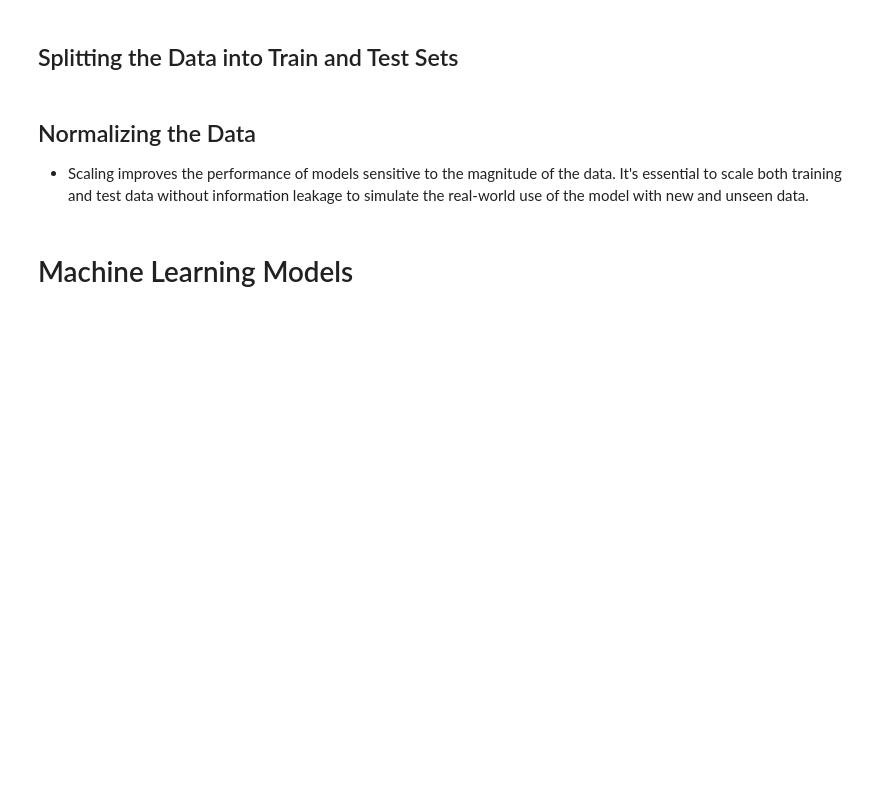
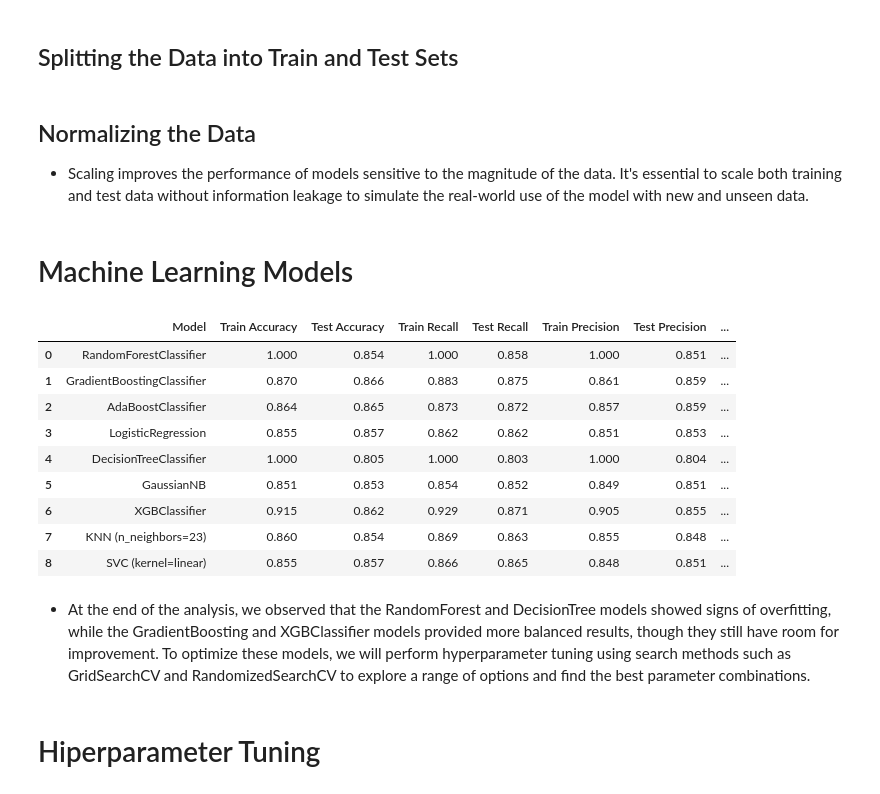
Before and after one commit to JoaoHeslin/Predicting-Depression-in-Student, a Jupyter notebook: relatorio.ipynb, the cells around one changed output. Saved outputs shown, nothing was run; the diff lists cells and outputs as text; code cells hidden in the pictures; blank space fills up the shorter version.

Commit message:
modeling

```diff
--- a/relatorio.ipynb
+++ b/relatorio.ipynb
@@ -678,2 +701,10 @@ y_test_esc = y_esc.fit_transform(y_test.values.reshape(-1,1))
+# %%
+scaler = StandardScaler()
+X_train = scaler.fit_transform(X_train)
+X_test = scaler.fit_transform(X_test)
 # %% [markdown]
 # Machine Learning Models
+# %%
+models = [RandomForestClassifier(),GradientBoostingClassifier(),
+          AdaBoostClassifier(), LogisticRegression(), DecisionTreeClassifier(),
+          GaussianNB(), XGBClassifier()]
@@ -679,0 +768,46 @@ y_test_esc = y_esc.fit_transform(y_test.values.reshape(-1,1))
+# %%
+best_svc_result = {"Test Accuracy": 0}
+kernels = ['linear', 'poly', 'rbf', 'sigmoid']
+
+for kernel in kernels:
+    svc_model = SVC(kernel=kernel, random_state=42)
+    svc_model.fit(X_train, y_train)
+
+    pred_train = svc_model.predict(X_train)
+    pred_test = svc_model.predict(X_test)
+    test_accuracy = accuracy_score(y_test, pred_test)
+
+    if test_accuracy > best_svc_result["Test Accuracy"]:
+        best_svc_result = {
+            "Model": f"SVC (kernel={kernel})",
+            "Train Accuracy": accuracy_score(y_train, pred_train),
+            "Test Accuracy": test_accuracy,
+            "Train Recall": recall_score(y_train, pred_train),
+            "Test Recall": recall_score(y_test, pred_test),
+            "Train Precision": precision_score(y_train, pred_train),
+            "Test Precision": precision_score(y_test, pred_test),
+            "Train F1": f1_score(y_train, pred_train),
+            "Test F1": f1_score(y_test, pred_test),
+            "Cross Val Mean": cross_val_score(svc_model, X=X_train, y=y_train, scoring="accuracy", cv=5).mean()
+        }
+metrics.append(best_svc_result)
+# %%
+results_df = pd.DataFrame(metrics)
+pd.set_option("display.float_format", "{:.3f}".format)
+# %%
+display(results_df)
+# %% [output]
+|  | Model | Train Accuracy | Test Accuracy | Train Recall | Test Recall | Train Precision | Test Precision | ... |
+| 0 | RandomForestClassifier | 1.000 | 0.854 | 1.000 | 0.858 | 1.000 | 0.851 | ... |
+| 1 | GradientBoostingClassifier | 0.870 | 0.866 | 0.883 | 0.875 | 0.861 | 0.859 | ... |
+| 2 | AdaBoostClassifier | 0.864 | 0.865 | 0.873 | 0.872 | 0.857 | 0.859 | ... |
+| 3 | LogisticRegression | 0.855 | 0.857 | 0.862 | 0.862 | 0.851 | 0.853 | ... |
+| 4 | DecisionTreeClassifier | 1.000 | 0.805 | 1.000 | 0.803 | 1.000 | 0.804 | ... |
+| 5 | GaussianNB | 0.851 | 0.853 | 0.854 | 0.852 | 0.849 | 0.851 | ... |
+| 6 | XGBClassifier | 0.915 | 0.862 | 0.929 | 0.871 | 0.905 | 0.855 | ... |
+| 7 | KNN (n_neighbors=23) | 0.860 | 0.854 | 0.869 | 0.863 | 0.855 | 0.848 | ... |
+| 8 | SVC (kernel=linear) | 0.855 | 0.857 | 0.866 | 0.865 | 0.848 | 0.851 | ... |
+# %% [markdown]
+- At the end of the analysis, we observed that the RandomForest and DecisionTree models showed signs of overfitting, while the GradientBoosting and XGBClassifier models provided more balanced results, though they still have room for improvement. To optimize these models, we will perform hyperparameter tuning using search methods such as GridSearchCV and RandomizedSearchCV to explore a range of options and find the best parameter combinations.
+# %% [markdown]
+# Hiperparameter Tuning
```
Also changed, not shown: parts of 14 cells of this notebook.
